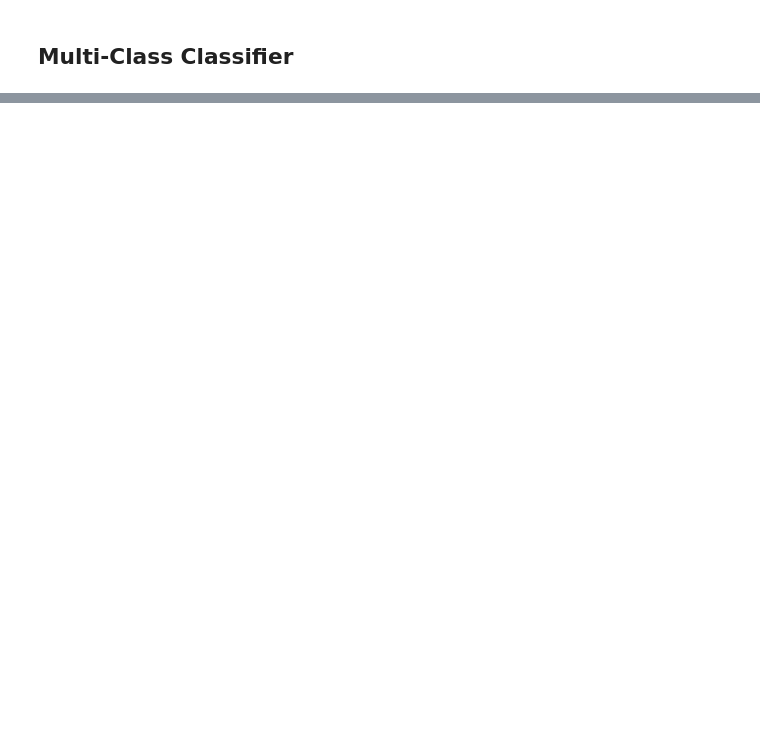
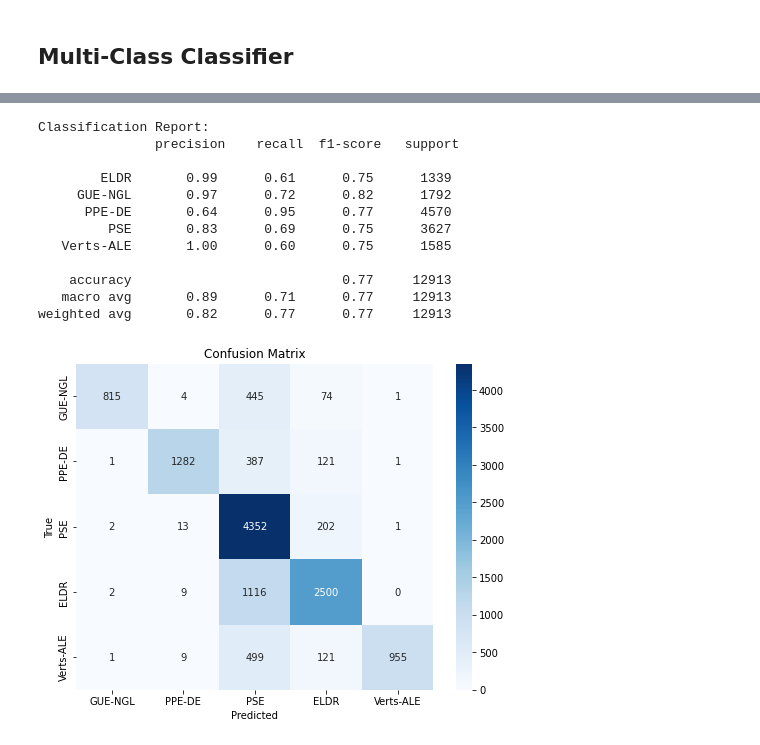
Before and after one commit to Yidi-Huang/Detection_Parti_Politique-RF, a Jupyter notebook: Script/RandomForest.ipynb, the cells around one changed output, grey strips where cells are left out. Cells and saved outputs as stored; diff of their text form; code cells hidden in the pictures; blank space fills up the shorter version.

```diff
--- a/Script/RandomForest.ipynb
+++ b/Script/RandomForest.ipynb
@@ -341,0 +522,72 @@ weighted avg       0.82      0.74      0.74     12915
+# %%
+import pandas as pd
+from sklearn.feature_extraction.text import TfidfVectorizer
+from sklearn.ensemble import RandomForestClassifier
+from sklearn.metrics import classification_report, confusion_matrix
+import seaborn as sns
+import matplotlib.pyplot as plt
+
+# Load training data
+train_data = pd.read_csv('output_en.csv')
+
+# Load test data
+test_data = pd.read_csv('test_en.csv')
+
+# Handle missing values by replacing NaN with an empty string
+train_data['text_cleaned'].fillna('', inplace=True)
+test_data['text_cleaned'].fillna('', inplace=True)
+
+# Define features (X) and target variable (y) for training data
+X_train = train_data['text_cleaned']
+y_train = train_data['Label']
+
+# Define features (X) and target variable (y) for test data
+X_test = test_data['text_cleaned']
+y_test = test_data['Label']
+
+# Create TfidfVectorizer with custom French stop words
+vectorizer = TfidfVectorizer()
+
+# Fit and transform the training data
+X_train_tfidf = vectorizer.fit_transform(X_train)
+
+# Transform the test data
+X_test_tfidf = vectorizer.transform(X_test)
+
+# Initialize RandomForestClassifier
+random_forest = RandomForestClassifier(random_state=42, n_estimators=110, max_depth=90)
+
+# Train the model on the training set
+random_forest.fit(X_train_tfidf, y_train)
+
+# Make predictions on the test set
+y_pred = random_forest.predict(X_test_tfidf)
+
+# Get classification report
+class_report = classification_report(y_test, y_pred)
+print("Classification Report:\n", class_report)
+
+# Generate confusion matrix
+conf_matrix = confusion_matrix(y_test, y_pred)
+
+# Plot the confusion matrix
+plt.figure(figsize=(8, 6))
+sns.heatmap(conf_matrix, annot=True, fmt='d', cmap='Blues', xticklabels=train_data['Label'].unique(), yticklabels=train_data['Label'].unique())
+plt.title('Confusion Matrix')
+plt.xlabel('Predicted')
+plt.ylabel('True')
+plt.show()
+# %% [output]
+Classification Report:
+               precision    recall  f1-score   support
+
+        ELDR       0.99      0.61      0.75      1339
+     GUE-NGL       0.97      0.72      0.82      1792
+      PPE-DE       0.64      0.95      0.77      4570
+         PSE       0.83      0.69      0.75      3627
+   Verts-ALE       1.00      0.60      0.75      1585
+
+    accuracy                           0.77     12913
+   macro avg       0.89      0.71      0.77     12913
+weighted avg       0.82      0.77      0.77     12913
+[figure, added]
```
Also changed, not shown: parts of 8 cells of this notebook, 1 other file.
